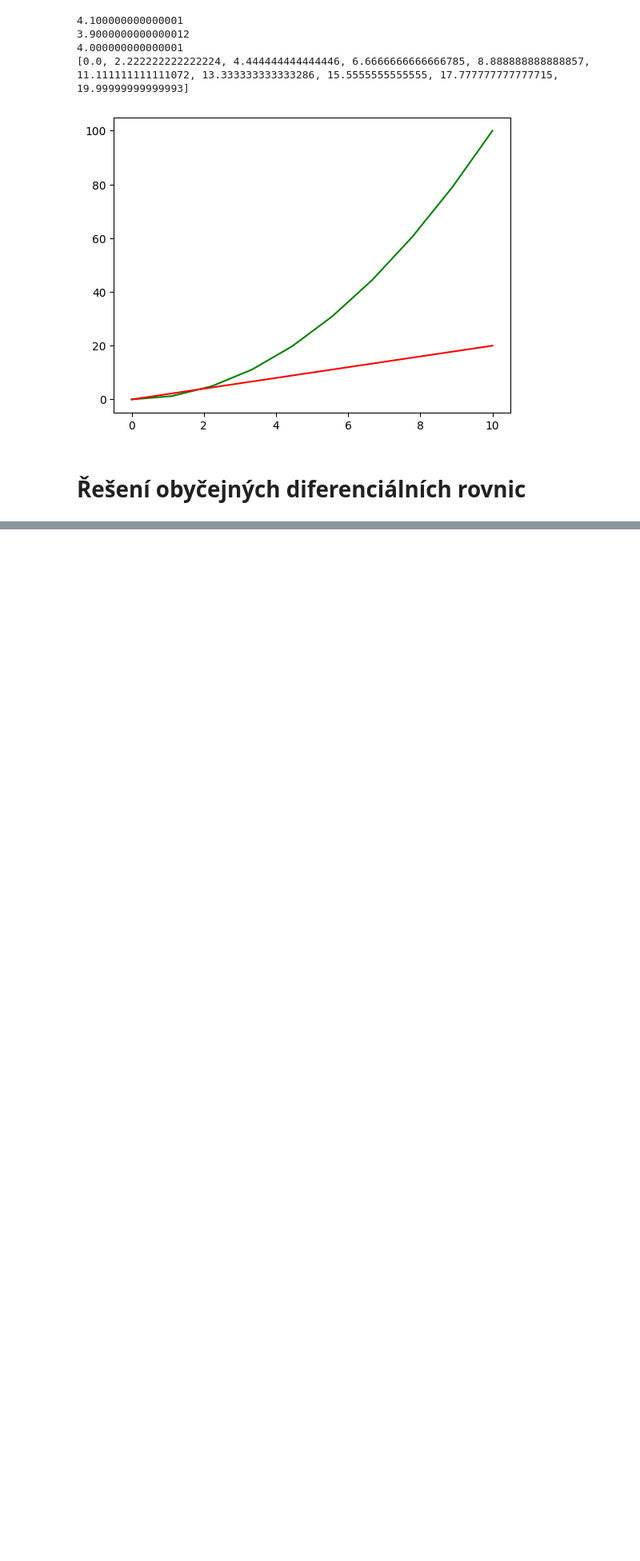
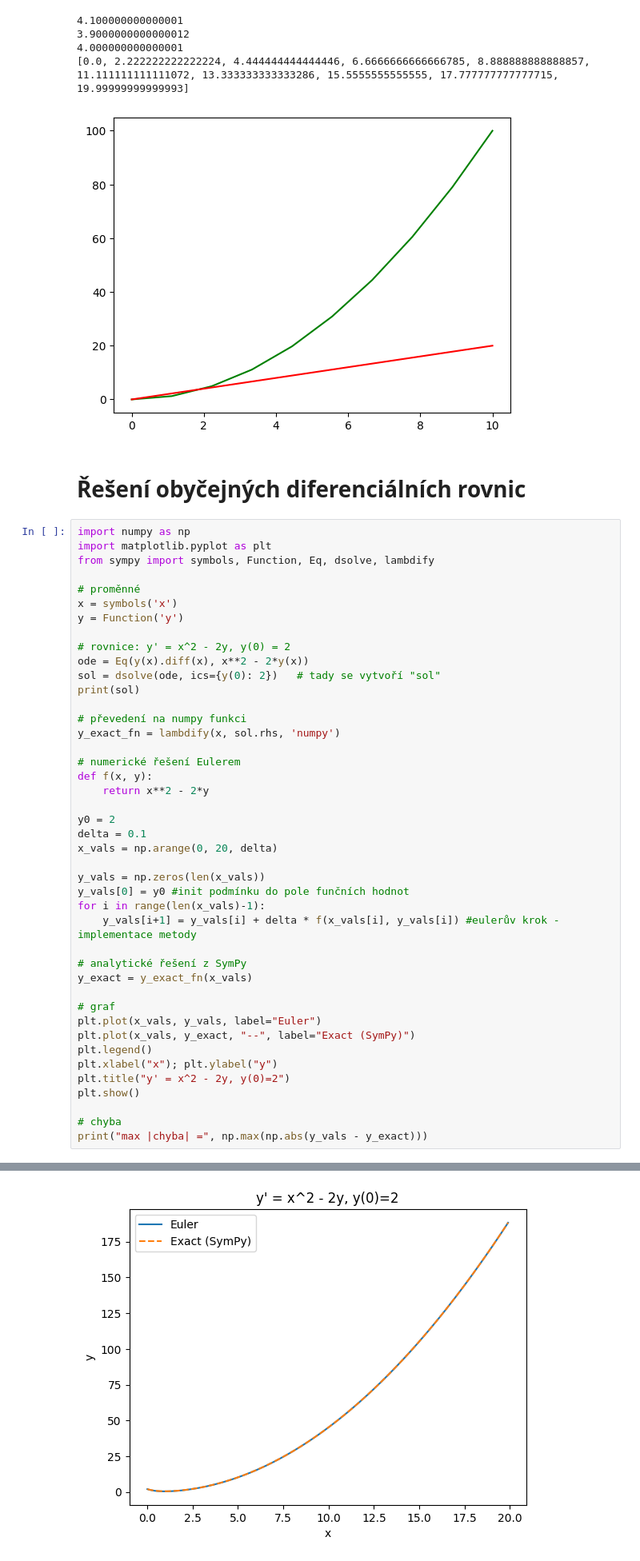
Before and after one commit to Marty808s/STATNICE-SZZ-PB_SZZ-VB, a Jupyter notebook: MSW/VB_MSW.ipynb, the cells around one changed output, grey strips where cells are left out. Shown: that part at 80% size. Cells and saved outputs as stored; diff of their text form; blank space fills up the shorter version.

```diff
--- a/MSW/VB_MSW.ipynb
+++ b/MSW/VB_MSW.ipynb
@@ -757,3 +757,47 @@ plt.show()
 [figure]
 # %% [markdown]
 # Řešení obyčejných diferenciálních rovnic
+# %%
+import numpy as np
+import matplotlib.pyplot as plt
+from sympy import symbols, Function, Eq, dsolve, lambdify
+
+# proměnné
+x = symbols('x')
+y = Function('y')
+
+# rovnice: y' = x^2 - 2y, y(0) = 2
+ode = Eq(y(x).diff(x), x**2 - 2*y(x))
+sol = dsolve(ode, ics={y(0): 2})   # tady se vytvoří "sol"
+print(sol)
+
+# převedení na numpy funkci
+y_exact_fn = lambdify(x, sol.rhs, 'numpy')
+
+# numerické řešení Eulerem
+def f(x, y):
+    return x**2 - 2*y
+
+y0 = 2
+delta = 0.1
+x_vals = np.arange(0, 20, delta)
+
+y_vals = np.zeros(len(x_vals))
+y_vals[0] = y0 #init podmínku do pole funčních hodnot
+for i in range(len(x_vals)-1):
+    y_vals[i+1] = y_vals[i] + delta * f(x_vals[i], y_vals[i]) #eulerův krok - implementace metody
+
+# analytické řešení z SymPy
+y_exact = y_exact_fn(x_vals)
+
+# graf
+plt.plot(x_vals, y_vals, label="Euler")
+plt.plot(x_vals, y_exact, "--", label="Exact (SymPy)")
+plt.legend()
+plt.xlabel("x"); plt.ylabel("y")
+plt.title("y' = x^2 - 2y, y(0)=2")
+plt.show()
+
+# chyba
+print("max |chyba| =", np.max(np.abs(y_vals - y_exact)))
+# %% [output]
@@ -759,0 +805 @@ plt.show()
+[figure, added]
```
Also changed, not shown: parts of 5 cells of this notebook.
